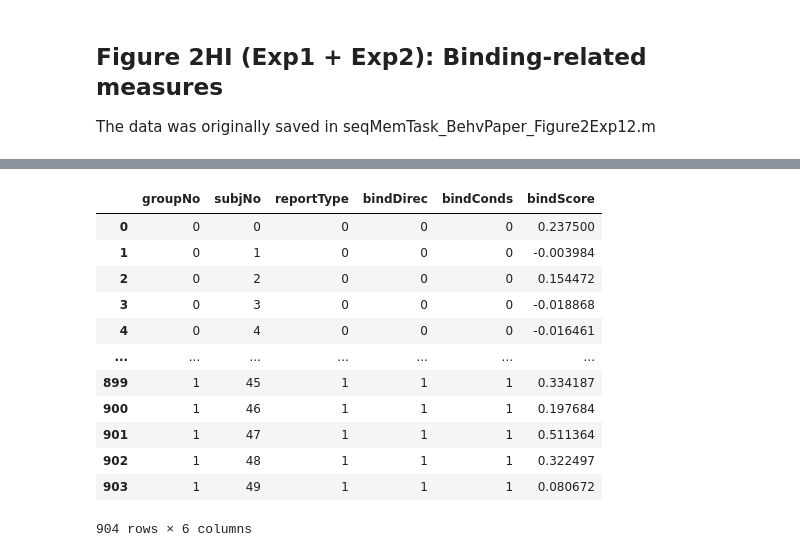
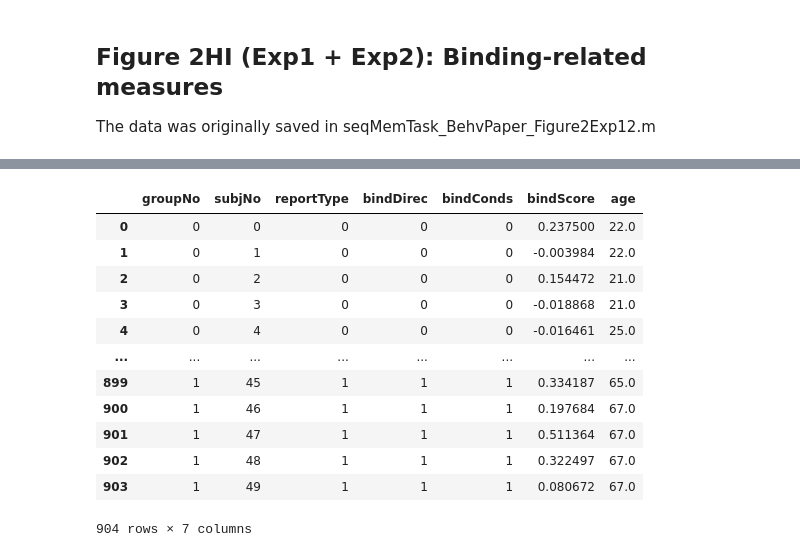
Before and after one commit to xiangjuan-ren1828/FlexibleBindingAnal, a Jupyter notebook: Statistics/seqMem_BehvPaper1_dataFrame.ipynb, the cells around one changed output, grey strips where cells are left out. Saved outputs shown, nothing was run; the diff lists cells and outputs as text; code cells hidden in the pictures.

```diff
--- a/Statistics/seqMem_BehvPaper1_dataFrame.ipynb
+++ b/Statistics/seqMem_BehvPaper1_dataFrame.ipynb
@@ -1571,34 +1573,34 @@ binds_lmm_pd
 # %%
-column_name = {0: 'groupNo', 1: 'subjNo', 2: 'reportType', 3: 'bindDirec', 4: 'bindConds', 5: 'bindScore'}
+column_name = {0: 'groupNo', 1: 'subjNo', 2: 'reportType', 3: 'bindDirec', 4: 'bindConds', 5: 'bindScore', 6: 'age'}
 binds_lmm_pd = binds_lmm_pd.rename(columns = column_name)
 binds_lmm_pd.groupNo    = binds_lmm_pd.groupNo.astype('int64')
 binds_lmm_pd.subjNo     = binds_lmm_pd.subjNo.astype('int64')
 binds_lmm_pd.reportType = binds_lmm_pd.reportType.astype('int64')
 binds_lmm_pd.bindDirec  = binds_lmm_pd.bindDirec.astype('int64')
 binds_lmm_pd.bindConds  = binds_lmm_pd.bindConds.astype('int64')
 binds_lmm_pd
 
 # 6 columns:
 # (1) age groups: 0-YA, 1-OA
 # (2) subj
 # (3) report types: 0-marginal reports, 1-reconstruction report
 # (4) binding direction: 0-(item | pos), 1-(pos | item)
 # (5) binding conditions: 1-the other dimension is correct, 0-the other dimension is incorrect
 # (6) binding score: a value ranging from 0 to 1
 # %% [output]
-|  | groupNo | subjNo | reportType | bindDirec | bindConds | bindScore |
-| 0 | 0 | 0 | 0 | 0 | 0 | 0.237500 |
-| 1 | 0 | 1 | 0 | 0 | 0 | -0.003984 |
-| 2 | 0 | 2 | 0 | 0 | 0 | 0.154472 |
-| 3 | 0 | 3 | 0 | 0 | 0 | -0.018868 |
-| 4 | 0 | 4 | 0 | 0 | 0 | -0.016461 |
-| ... | ... | ... | ... | ... | ... | ... |
-| 899 | 1 | 45 | 1 | 1 | 1 | 0.334187 |
-| 900 | 1 | 46 | 1 | 1 | 1 | 0.197684 |
-| 901 | 1 | 47 | 1 | 1 | 1 | 0.511364 |
-| 902 | 1 | 48 | 1 | 1 | 1 | 0.322497 |
-| 903 | 1 | 49 | 1 | 1 | 1 | 0.080672 |
+|  | groupNo | subjNo | reportType | bindDirec | bindConds | bindScore | age |
+| 0 | 0 | 0 | 0 | 0 | 0 | 0.237500 | 22.0 |
+| 1 | 0 | 1 | 0 | 0 | 0 | -0.003984 | 22.0 |
+| 2 | 0 | 2 | 0 | 0 | 0 | 0.154472 | 21.0 |
+| 3 | 0 | 3 | 0 | 0 | 0 | -0.018868 | 21.0 |
+| 4 | 0 | 4 | 0 | 0 | 0 | -0.016461 | 25.0 |
+| ... | ... | ... | ... | ... | ... | ... | ... |
+| 899 | 1 | 45 | 1 | 1 | 1 | 0.334187 | 65.0 |
+| 900 | 1 | 46 | 1 | 1 | 1 | 0.197684 | 67.0 |
+| 901 | 1 | 47 | 1 | 1 | 1 | 0.511364 | 67.0 |
+| 902 | 1 | 48 | 1 | 1 | 1 | 0.322497 | 67.0 |
+| 903 | 1 | 49 | 1 | 1 | 1 | 0.080672 | 67.0 |
-904 rows × 6 columns
+904 rows × 7 columns
 # %%
 nGroup = 2 # YA and OA
 nReps  = 2 # marginal and reconstruction report
```
Also changed, not shown: parts of 5 cells of this notebook, 2 other files.
